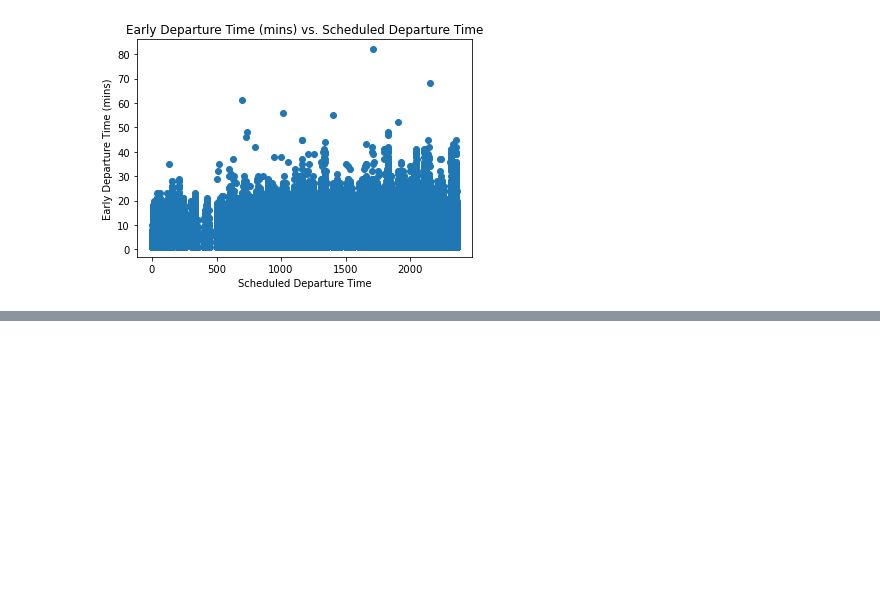
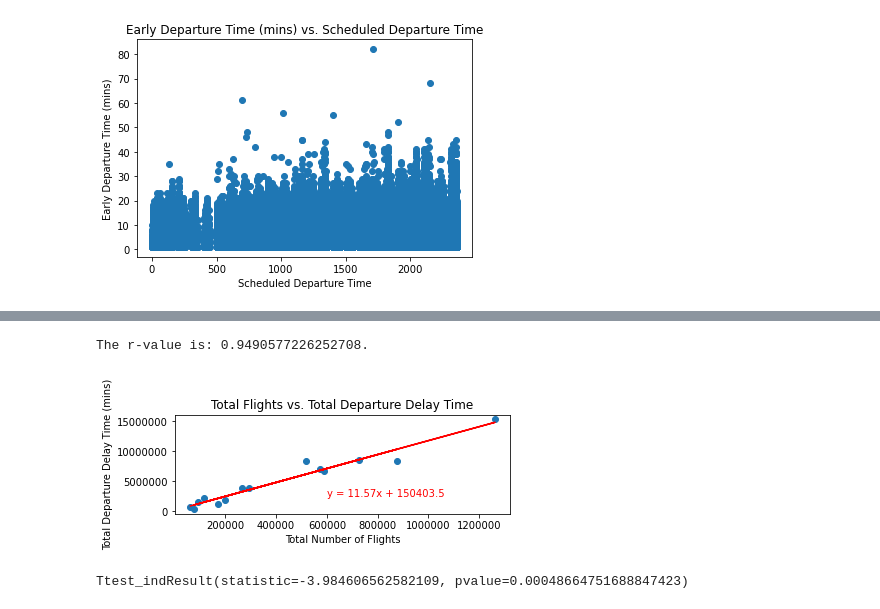
Before and after one commit to Chadi272/The_Air_Marshalls, a Jupyter notebook: Flight Delays.ipynb, the cells around one changed output, grey strips where cells are left out. Cells and saved outputs as stored; diff of their text form; code cells hidden in the pictures; blank space fills up the shorter version.

```diff
--- a/Flight Delays.ipynb
+++ b/Flight Delays.ipynb
@@ -263,8 +264,8 @@ In 2015, 36.53% of flights were delayed in the US.
 The average delay time for these flights was 33 minutes.
 # %%
 #Departure Delays by airline
-airline_delays = dep_delays["AIRLINE_NAME"].value_counts()
-airline_flights = df["AIRLINE_NAME"].value_counts()
+airline_delays = dep_delays["AIRLINE_NAME"].value_counts().sort_index(ascending=True)
+airline_flights = df["AIRLINE_NAME"].value_counts().sort_index(ascending=True)
 per_airline_delays = airline_delays / airline_flights * 100
 tot_airline_delay = dep_delays.groupby("AIRLINE_NAME")["DEPARTURE_DELAY"].sum()
 av_airline_delay = tot_airline_delay / airline_delays
@@ -314,0 +321,24 @@ plt.show()
+# %%
+plt.subplot(2, 1, 1)
+plt.scatter(airline_flights, tot_airline_delay)
+plt.ticklabel_format(useOffset=False, style='plain')
+plt.title("Total Flights vs. Total Departure Delay Time")
+plt.xlabel("Total Number of Flights")
+plt.ylabel("Total Departure Delay Time (mins)")
+
+slope, intercept, rvalue, pvalue, stderr = linregress(airline_flights, tot_airline_delay)
+fit = slope * airline_flights + intercept
+line_eq = "y = " + str(round(slope,2)) + "x + " + str(round(intercept,2))
+plt.plot(airline_flights, fit, "r-")
+
+plt.annotate(line_eq,(600000,2500000), fontsize=10, color="red")
+print(f"The r-value is: {rvalue**2}.")
+
+plt.show()
+# %% [output]
+The r-value is: 0.9490577226252708.
+[figure, added]
+# %%
+stats.ttest_ind(airline_flights, tot_airline_delay)
+# %% [output]
+Ttest_indResult(statistic=-3.984606562582109, pvalue=0.00048664751688847423)
```
Also changed, not shown: parts of 4 cells of this notebook.
